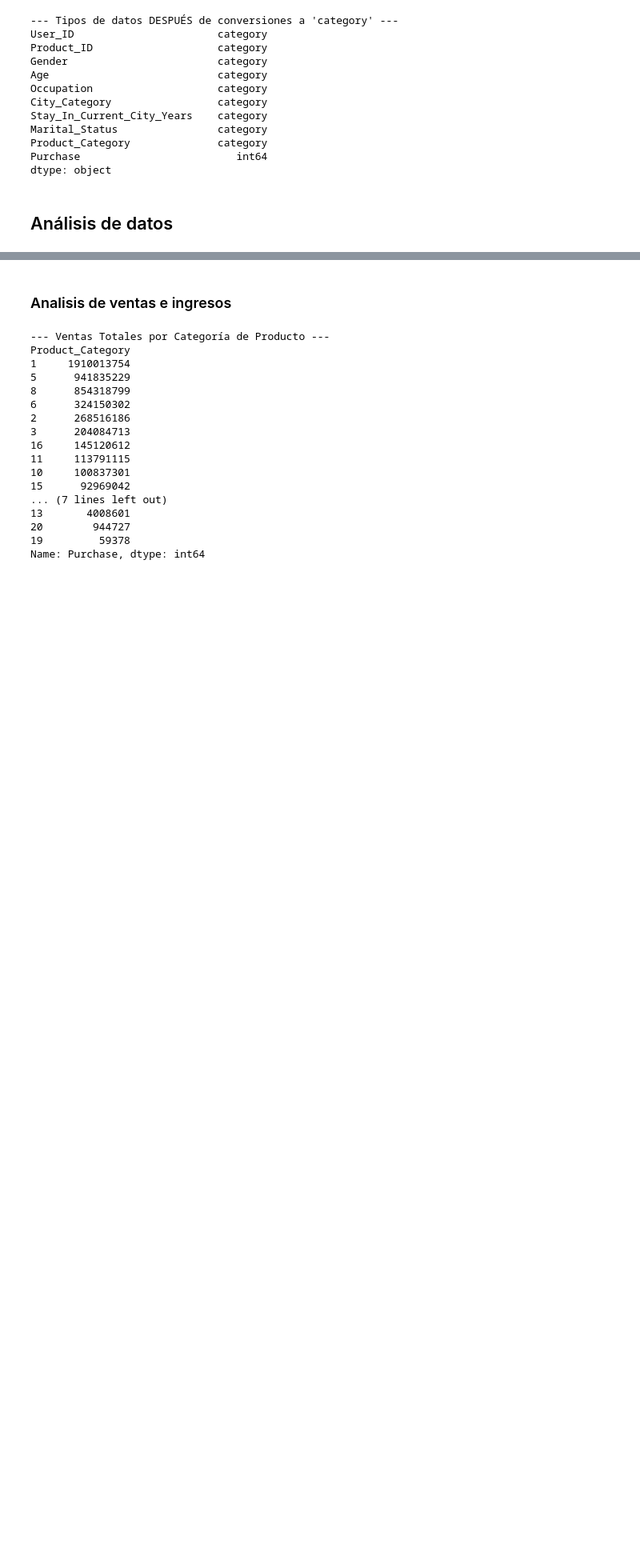
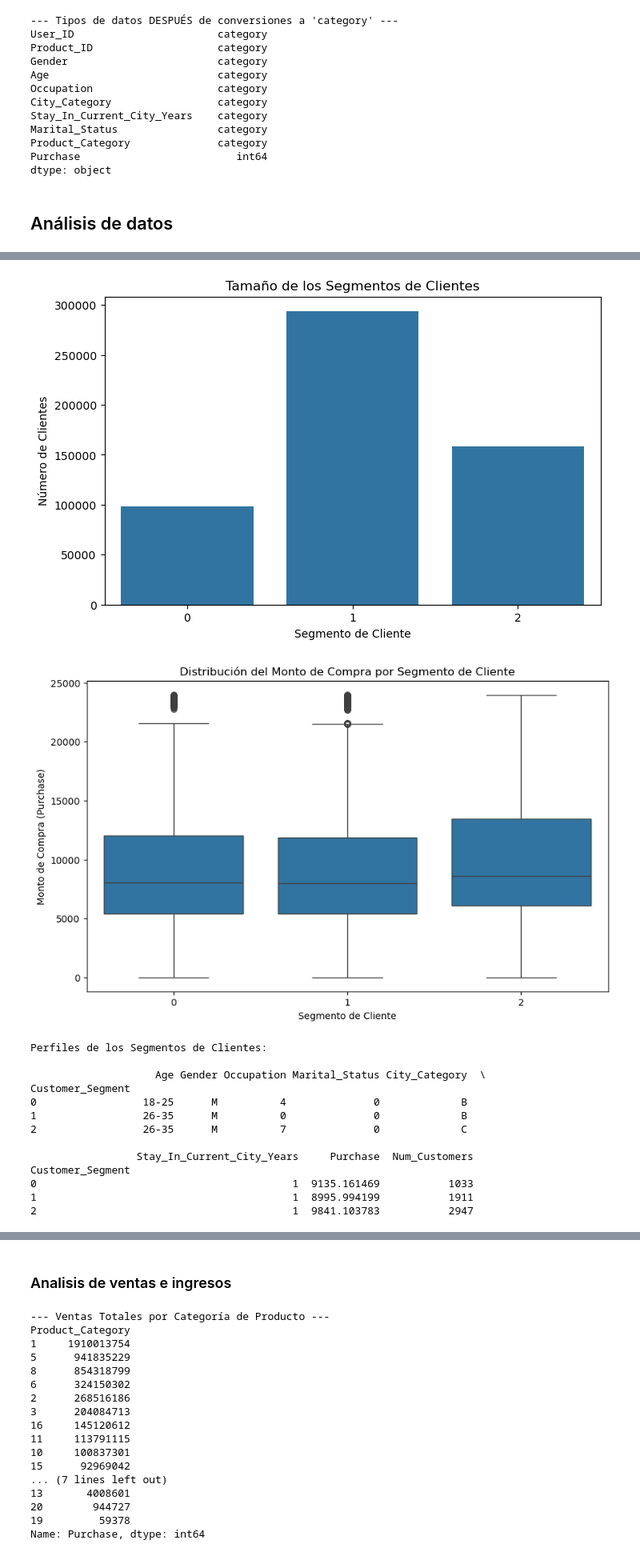
Before and after one commit to rogeralvarado96/An-lisis_wallmark, a Jupyter notebook: Análisis walmart.ipynb, the cells around one changed output, grey strips where cells are left out. Shown at 80% size. Saved outputs shown, nothing was run; the diff lists cells and outputs as text; code cells hidden in the pictures; blank space fills up the shorter version.

```diff
--- a/Análisis walmart.ipynb
+++ b/Análisis walmart.ipynb
@@ -176,0 +253,12 @@ dtype: object
+# %%
+if scaled_features is not None:
+    # Elegir el número de clusters (basado en el Índice de Calinski-Harabasz y análisis)
+    n_clusters = 3 #
+
+    # Aplicar K-Means
+    kmeans_final = KMeans(n_clusters=n_clusters, random_state=42, n_init=10)
+    clusters = kmeans_final.fit_predict(scaled_features) # Entrenar y obtener etiquetas de cluster
+
+    print(f"\nK-Means aplicado con {n_clusters} clusters.")
+    print("\nPrimeras 10 etiquetas de cluster asignadas:")
+    print(clusters[:10]) # Mostrar las etiquetas de cluster de los primeros 10 puntos de datos
@@ -176,0 +270,4 @@ dtype: object
+# %%
+#Añadir las etiquetas de cluster como una nueva columna al DataFrame original 'df'
+df['Customer_Segment'] = clusters.astype(int) # Convertir a tipo entero
+df.head()
@@ -176,0 +289,53 @@ dtype: object
+# %%
+if df is not None:
+    #Tamaño de los segmentos (gráfico de barras)
+    plt.figure(figsize=(8, 5))
+    sns.countplot(x='Customer_Segment', data=df, order=df['Customer_Segment'].value_counts().sort_index().index) # Ordenar por índice de segmento
+    plt.title('Tamaño de los Segmentos de Clientes')
+    plt.xlabel('Segmento de Cliente')
+    plt.ylabel('Número de Clientes')
+    plt.show()
+
+    #Distribución de 'Purchase' por segmento (boxplot)
+    plt.figure(figsize=(10, 6))
+    sns.boxplot(x='Customer_Segment', y='Purchase', data=df, order=df['Customer_Segment'].value_counts().sort_index().index) # Ordenar por índice de segmento
+    plt.title('Distribución del Monto de Compra por Segmento de Cliente')
+    plt.xlabel('Segmento de Cliente')
+    plt.ylabel('Monto de Compra (Purchase)')
+    plt.show()
+
+    #Perfiles de Segmento (tabla de resumen y gráficos de barras)
+    segment_profiles = df.groupby('Customer_Segment').agg({
+        'Age': lambda x: x.mode()[0], # Edad más frecuente en cada segmento
+        'Gender': lambda x: x.mode()[0], # Género más frecuente
+        'Occupation': lambda x: x.mode()[0], # Ocupación más frecuente
+        'Marital_Status': lambda x: x.mode()[0], # Estado civil más frecuente
+        'City_Category': lambda x: x.mode()[0], # Ciudad más frecuente
+        'Stay_In_Current_City_Years': lambda x: x.mode()[0], # Años en ciudad más frecuente
+        'Purchase': 'mean', # Gasto promedio
+        'User_ID': 'nunique' # Número de clientes únicos en el segmento
+    }).rename(columns={'User_ID': 'Num_Customers'})
+    print("\nPerfiles de los Segmentos de Clientes:\n")
+    print(segment_profiles) # Mostrar tabla de perfiles
+
+    # Visualizar perfiles de segmento (gráficos de barras comparativos)
+    segment_profiles.plot(kind='bar', figsize=(16, 10), subplots=True, layout=(3, 3), sharey=False)
+    plt.suptitle('Perfiles de Segmentos de Clientes (Características Típicas y Gasto Promedio)', fontsize=16, y=1.02) # Título general
+    plt.tight_layout() # Ajustar diseño para evitar superposición de títulos
+    plt.show()
+# %% [output]
+[figure, added]
+[figure, added]
+Perfiles de los Segmentos de Clientes:
+
+                    Age Gender Occupation Marital_Status City_Category  \
+Customer_Segment
+0                 18-25      M          4              0             B
+1                 26-35      M          0              0             B
+2                 26-35      M          7              0             C
+
+                 Stay_In_Current_City_Years     Purchase  Num_Customers
+Customer_Segment
+0                                         1  9135.161469           1033
+1                                         1  8995.994199           1911
+2                                         1  9841.103783           2947
```
Also changed, not shown: parts of 13 cells of this notebook, 1 other file.
